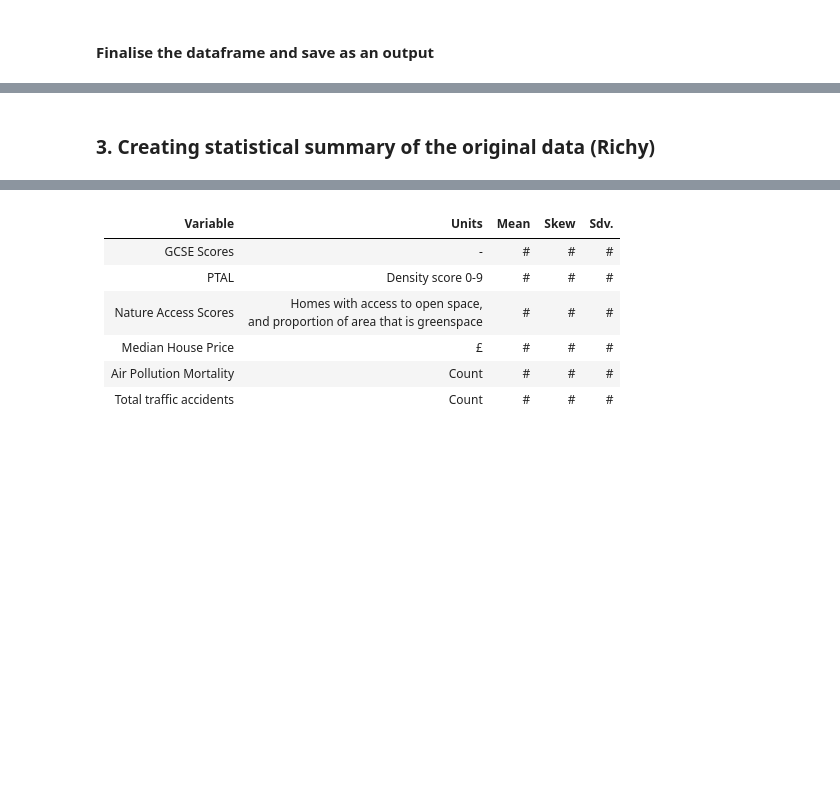
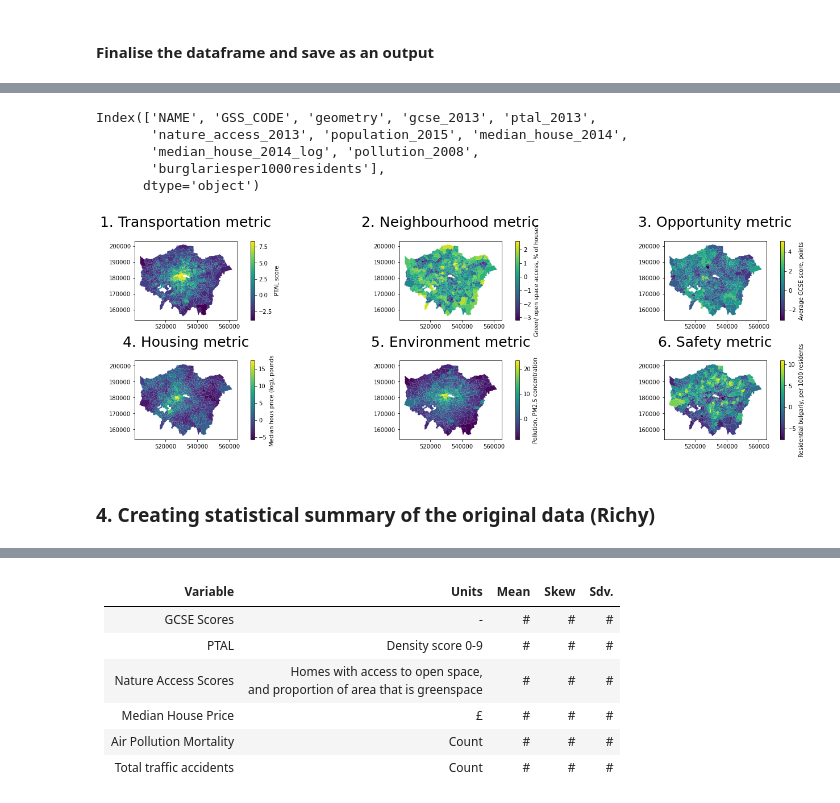
Before and after one commit to neneninja97/liveable_london, a Jupyter notebook: data_pre_processing.ipynb, the cells around one changed output, grey strips where cells are left out. Drawn from its saved outputs; the diff is of its cells as text; code cells hidden in the pictures; blank space fills up the shorter version.

```diff
--- a/data_pre_processing.ipynb
+++ b/data_pre_processing.ipynb
@@ -362,0 +437,27 @@ df_merged_4.to_csv(file, index=False)
+# %%
+# Initialise the robust rescaler
+rbs = RobustScaler(quantile_range=[0.01,0.99])
+#mms = MinMaxScaler()
+# %%
+df_final.columns
+# %% [output]
+Index(['NAME', 'GSS_CODE', 'geometry', 'gcse_2013', 'ptal_2013',
+       'nature_access_2013', 'population_2015', 'median_house_2014',
+       'median_house_2014_log', 'pollution_2008',
+       'burglariesper1000residents'],
+      dtype='object')
+# %%
+### Rescale ###
+to_standardise = ['gcse_2013', 'ptal_2013', 'nature_access_2013',
+                  'median_house_2014_log', 'pollution_2008', 'burglariesper1000residents']
+
+# Store results here
+df_standardised = gpd.GeoDataFrame()
+df_standardised['NAME'] = df_final['NAME']
+df_standardised['geometry'] = df_final['geometry']
+
+for c in to_standardise:
+    df_standardised[c] = rbs.fit_transform(df_final[c].values.reshape(-1,1))
+
+# Check
+#df_standardised
@@ -363,5 +473,49 @@ df_merged_4.to_csv(file, index=False)
+# %%
+# Plot the distribution on histograms - code adapted from Phillip's
+
+cols_plot = ['ptal_2013','nature_access_2013', 'gcse_2013','median_house_2014_log',
+             'pollution_2008', 'burglariesper1000residents']
+
+#set the histogram titles
+titles = ["1. Transportation metric",
+              "2. Neighbourhood metric",
+              "3. Opportunity metric",
+              "4. Housing metric",
+              "5. Environment metric",
+              "6. Safety metric"]
+
+#set the axis labels
+labels = ["PTAL score",
+          "Green/ open space access, % of houses",
+          "Average GCSE score, points",
+          "Median hous price (log), pounds",
+          "Pollution, PM2.5 concentration",
+          "Residential bulgarly, per 1000 residents"]
+
+#create a base axis for the plots
+fig, ax = plt.subplots(2,3, figsize = (20,6))
+#flatten the axis to make it easy to iteratre over
+axis = ax.flatten()
+
+#iterate over each columns using the labels information already set up
+for i, col in enumerate(cols_plot):
+
+    #add label information
+    axis[i].set_title(titles[i], fontsize = 25, pad = 25)
+
+    #create the plots
+    df_standardised.plot(column = col, legend = True, ax = axis[i],
+                     legend_kwds={'label': labels[i],
+                             'orientation': "vertical"})
+
+#keep the layout tight
+plt.tight_layout()
+#show the plot
+plt.show()
+# %% [output]
+[figure, added]
 # %% [markdown]
-### 3. Creating statistical summary of the original data (Richy)
+### 4. Creating statistical summary of the original data (Richy)
 # %%
 # find the mean
 
```
Also changed, not shown: parts of 51 cells of this notebook.
